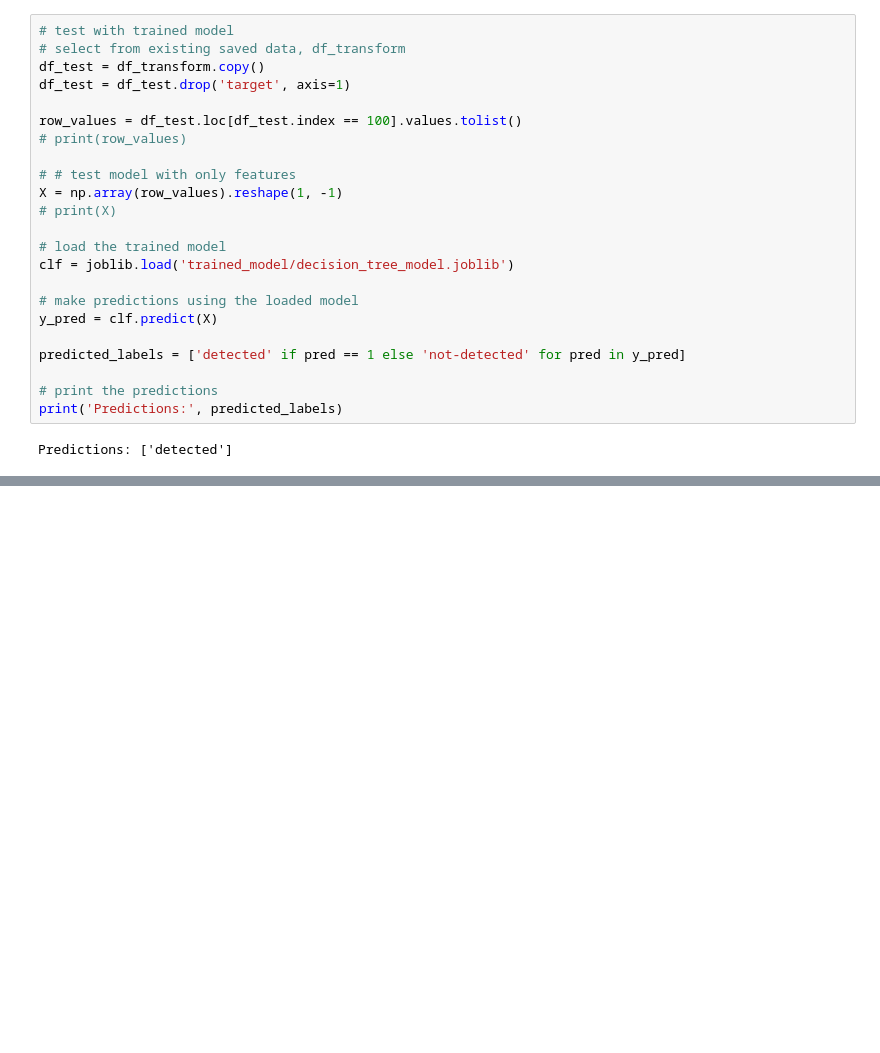
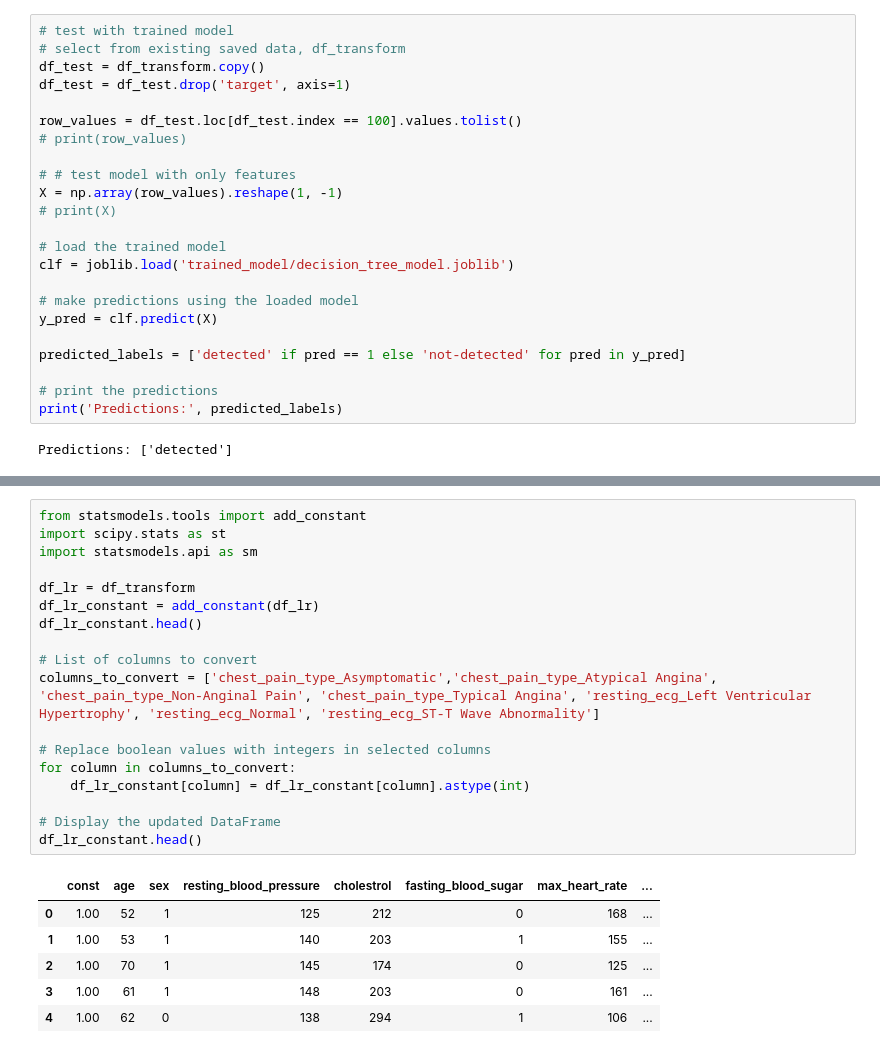
Before and after one commit to karhong-sam/project-wqd7003-ds-analysis, a Jupyter notebook: heart-analysis.ipynb, the cells around one changed output, grey strips where cells are left out. Drawn from its saved outputs; the diff is of its cells as text; blank space fills up the shorter version.

```diff
--- a/heart-analysis.ipynb
+++ b/heart-analysis.ipynb
@@ -891,0 +898,25 @@ Predictions: ['detected']
+# %%
+from statsmodels.tools import add_constant
+import scipy.stats as st
+import statsmodels.api as sm
+
+df_lr = df_transform
+df_lr_constant = add_constant(df_lr)
+df_lr_constant.head()
+
+# List of columns to convert
+columns_to_convert = ['chest_pain_type_Asymptomatic','chest_pain_type_Atypical Angina', 'chest_pain_type_Non-Anginal Pain', 'chest_pain_type_Typical Angina', 'resting_ecg_Left Ventricular Hypertrophy', 'resting_ecg_Normal', 'resting_ecg_ST-T Wave Abnormality']
+
+# Replace boolean values with integers in selected columns
+for column in columns_to_convert:
+    df_lr_constant[column] = df_lr_constant[column].astype(int)
+
+# Display the updated DataFrame
+df_lr_constant.head()
+# %% [output]
+|  | const | age | sex | resting_blood_pressure | cholestrol | fasting_blood_sugar | max_heart_rate | ... |
+| 0 | 1.00 | 52 | 1 | 125 | 212 | 0 | 168 | ... |
+| 1 | 1.00 | 53 | 1 | 140 | 203 | 1 | 155 | ... |
+| 2 | 1.00 | 70 | 1 | 145 | 174 | 0 | 125 | ... |
+| 3 | 1.00 | 61 | 1 | 148 | 203 | 0 | 161 | ... |
+| 4 | 1.00 | 62 | 0 | 138 | 294 | 1 | 106 | ... |
```
Also changed, not shown: parts of 20 cells of this notebook.
